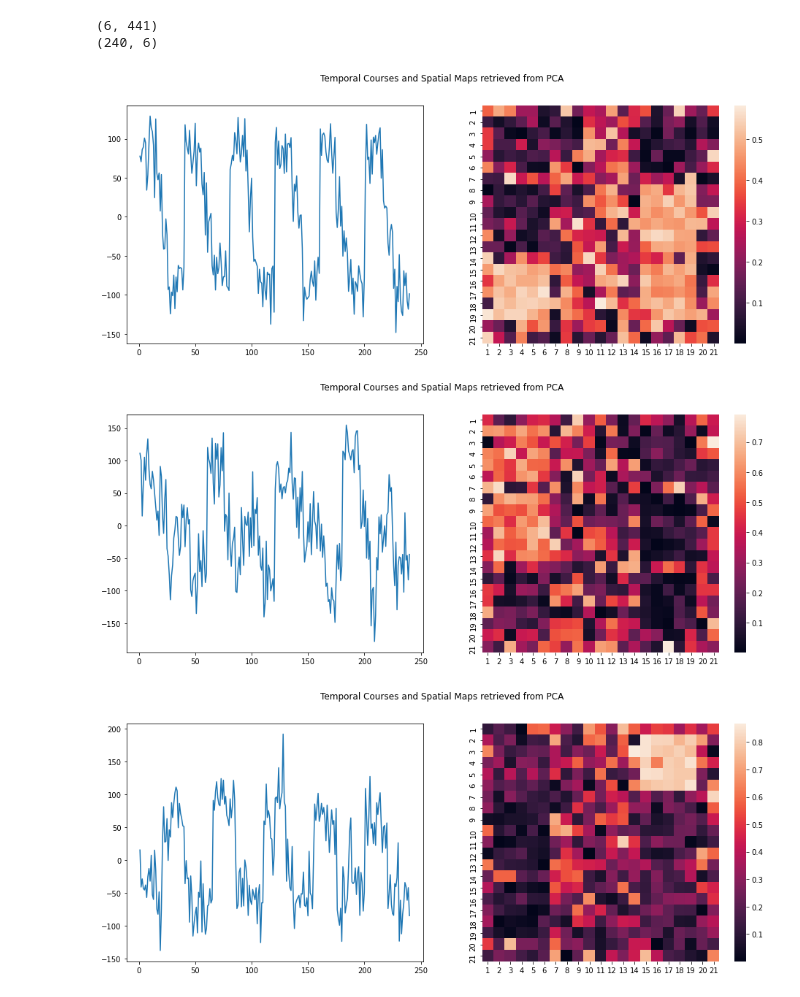
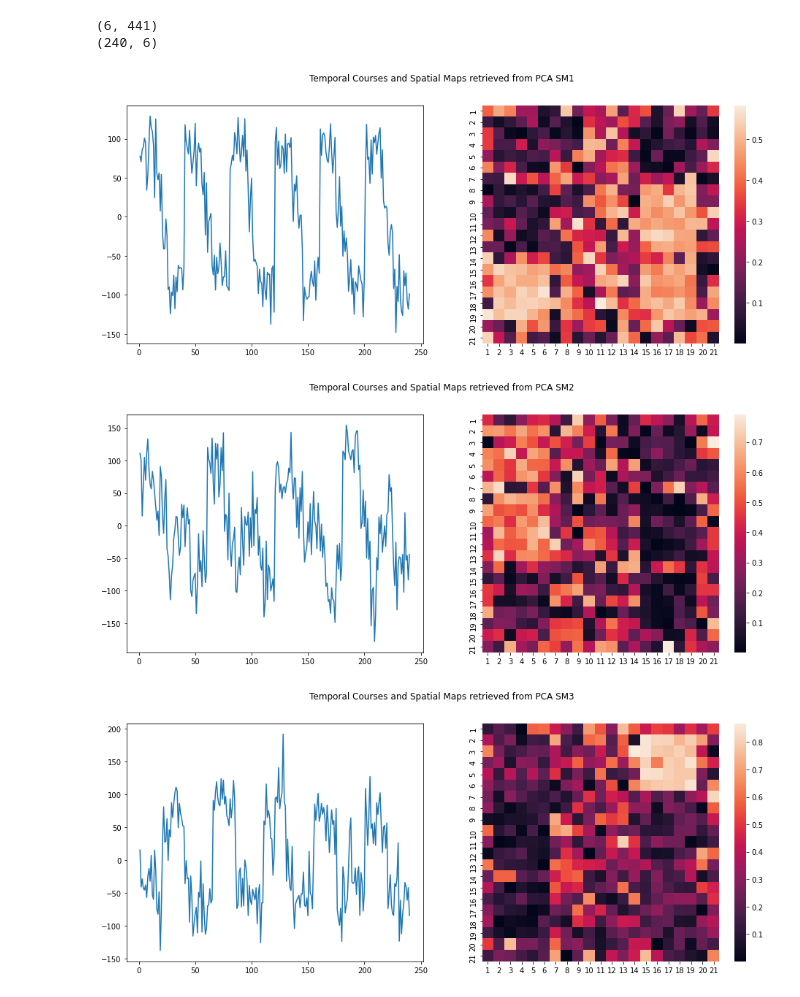
Before and after one commit to junzhin/Mast30034-Assignment1, a Jupyter notebook: assigment1_ver2.0.ipynb, the cells around one changed output. Saved outputs shown, nothing was run; the diff lists cells and outputs as text; code cells hidden in the pictures.

```diff
--- a/assigment1_ver2.0.ipynb
+++ b/assigment1_ver2.0.ipynb
@@ -1057,7 +1062,7 @@ for i in range(6):
     fig.suptitle("Comparsion between regressor in Z and "  + name_list[i])
     ax[0].plot(x,PCs.T[i], color = "orange")
     ax[1].plot(x,data_frame_time_courses.iloc[:,i],color = "red")
-    ax[0].set_title("Regressor " + str(i))
+    ax[0].set_title("Regressor " + str(i + 1))
     ax[1].set_title(name_list[i])
     fig.show()
 # %% [output]
@@ -1081,14 +1086,14 @@ print(D_PCA.shape)
 # %%
 x = [i + 1 for i in range(21)]
 x_240 = [i + 1 for i in range(240)]
 name_list = ["SM1","SM2","SM3","SM4","SM5","SM6"]
 for i in range(6):
     fig, (ax1,ax2) = plt.subplots(1,2,figsize = (16,6))
-    fig.suptitle("Temporal Courses and Spatial Maps retrieved from PCA")
+    fig.suptitle("Temporal Courses and Spatial Maps retrieved from PCA " + name_list[i])
     ax1.plot(x_240,D_PCA[i])
     sns.heatmap(abs(np.reshape(np.array(A_PCA[i]),(21,21))).transpose(),yticklabels = x, xticklabels = x,ax = ax2)
     fig.show()
 # %% [output]
-[figure, old version]
+[figure, new version]
-[figure, old version]
+[figure, new version]
-[figure, old version]
+[figure, new version]
```
Also changed, not shown: parts of 14 cells of this notebook.
